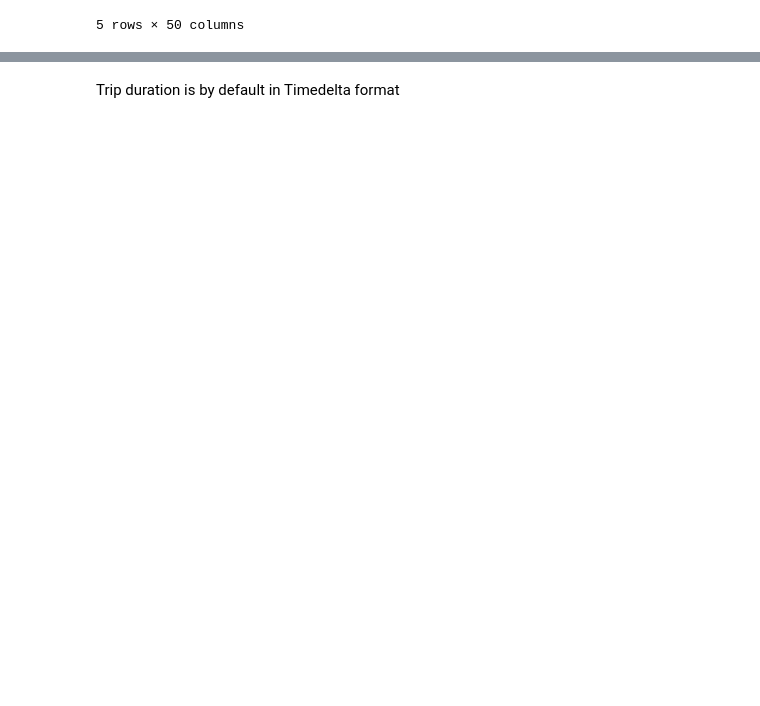
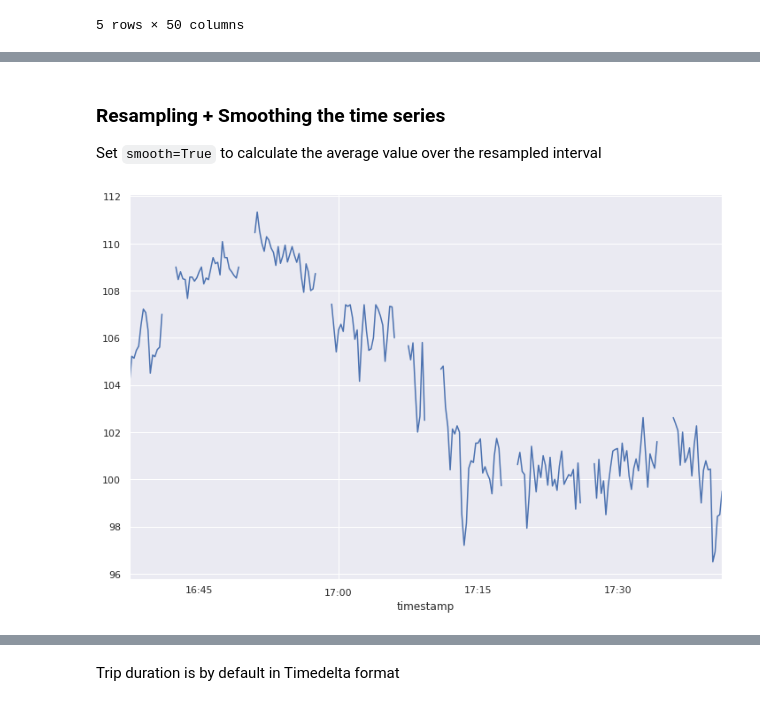
Before and after one commit to TomMonks/cats-time-series, a Jupyter notebook: test_input.ipynb, the cells around one changed output, grey strips where cells are left out. Saved outputs shown, nothing was run; the diff lists cells and outputs as text; code cells hidden in the pictures; blank space fills up the shorter version.

```diff
--- a/test_input.ipynb
+++ b/test_input.ipynb
@@ -65,0 +94,8 @@ Instantiate a new `TripSummaryStatistics` object using a `CleanTrip` as a parame
+# %% [markdown]
+### Resampling + Smoothing the time series
+
+Set `smooth=True` to calculate the average value over the resampled interval
+# %%
+ct.resample(rule='15s', smooth=True)['hr_0002-4182'].plot(figsize=(12,8));
+# %% [output]
+[figure, added]
```
Also changed, not shown: parts of 28 cells of this notebook, 2 other files.
